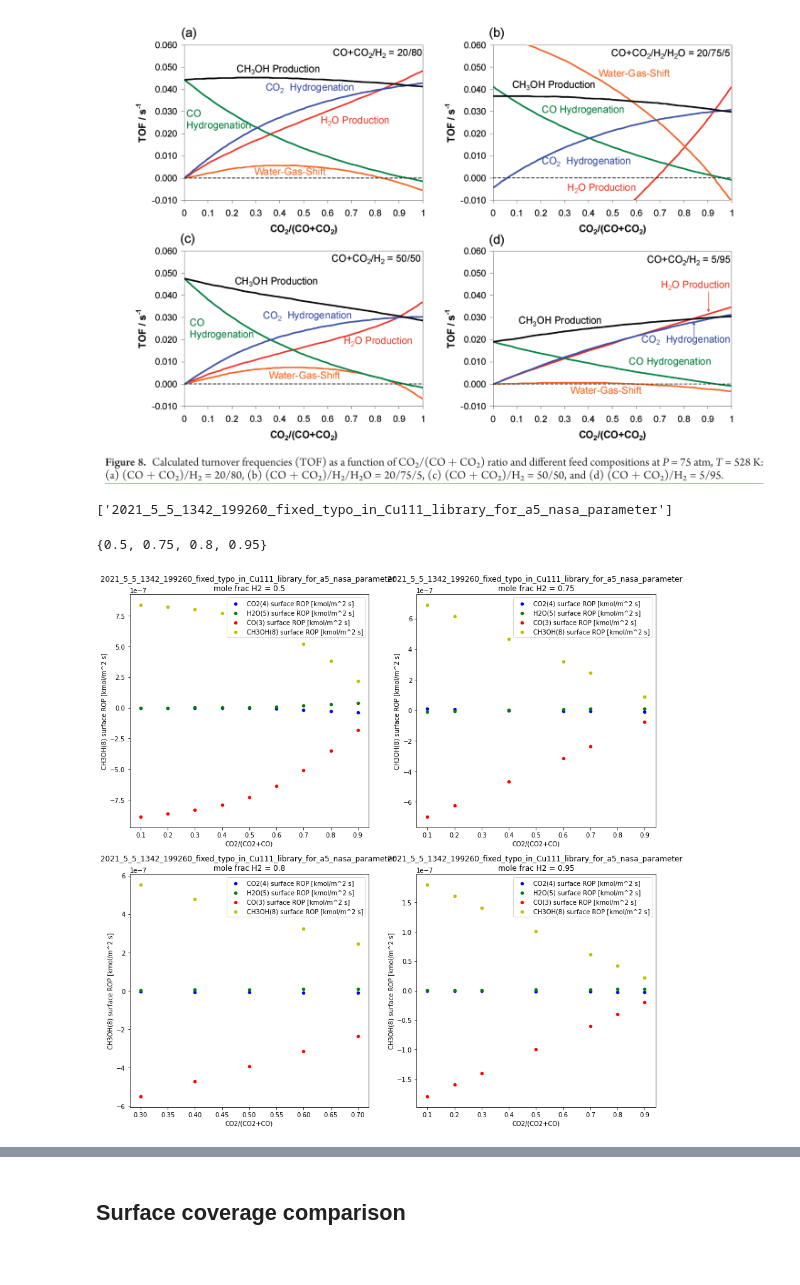
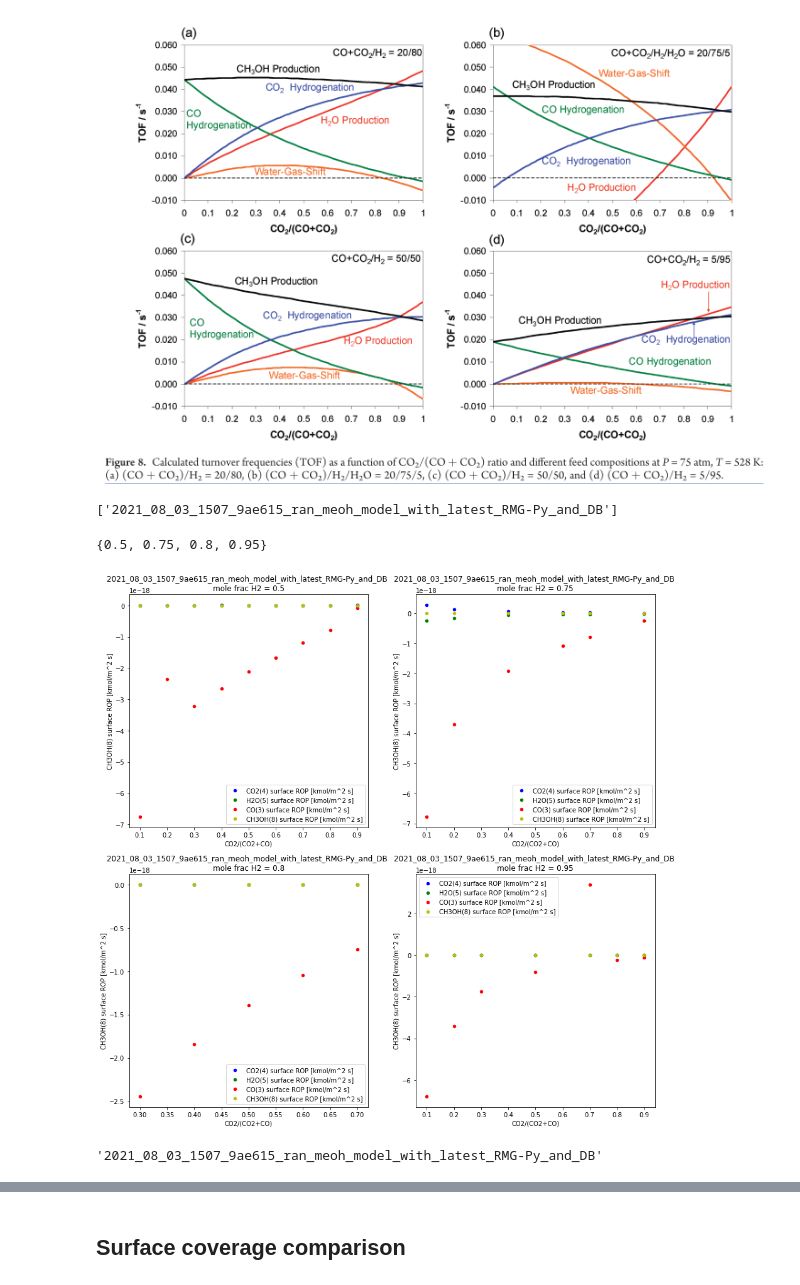
Before and after one commit to comocheng/meOH-analysis, a Jupyter notebook: cantera_simulations/RMG_wDeut/Analyze_data.ipynb, the cells around one changed output, grey strips where cells are left out. Drawn from its saved outputs; the diff is of its cells as text; code cells hidden in the pictures.

```diff
--- a/cantera_simulations/RMG_wDeut/Analyze_data.ipynb
+++ b/cantera_simulations/RMG_wDeut/Analyze_data.ipynb
@@ -57,17 +63,29 @@ current_commit
 ## Read in data
 # %%
 commit_list = []
+
+# determine which files/folder to exclude
+
+# exclude grabow data
+grabow = False
+grabow_str = "0000_00_00_0000_000000_Grabow model"
+test_csv = "average_common_sensitivities"
+single_csv = "single_reactor_results.csv"
+
+if grabow:
+    exclude_files = [test_csv, single_csv]
+else:
+    exclude_files = [grabow_str, test_csv, single_csv]
 
 # read in each filename into dictionary.
 for path in Path('../').rglob('*.csv'):
     path_str = str(path)
     start_index = path_str.find('../RMG_wDeut/')
 
-    if start_index != -1 and "average_common_sensitivities" not in path_str:
-        commit = path_str[(start_index+13):(start_index+83)]
+    if start_index != -1 and not any(x in path_str for x in exclude_files):
+        commit = path_str.split('/')[2]
         if commit not in commit_list:
             commit_list.append(commit)
 
 print(commit_list)
-# os.remove("endrxncsv.csv")
 # %% [output]
@@ -80,12 +98,9 @@ data_dict = {}
 exclude = ["/csp/", "/steady_state/", "sensitivity_on"]
 
 # if true, runs analysis on current commit only
-one_commit = False
+one_commit = True
 if one_commit == True:
     commit_list = [current_commit]
-
-
-commit_list = ['2021_5_5_1342_199260_fixed_typo_in_Cu111_library_for_a5_nasa_parameter']
 
 for commit in commit_list:
     first_file = True
@@ -134,51 +149,58 @@ Image('../images/Grabow_plots/Grabow_TOF.png',width = 700, height = 300)
 # %%
 commit_list
 # %% [output]
-['2021_5_5_1342_199260_fixed_typo_in_Cu111_library_for_a5_nasa_parameter']
+['2021_08_03_1507_9ae615_ran_meoh_model_with_latest_RMG-Py_and_DB']
 # %%
 # compare the rate of production for CO2,  H2O, CO, and CH3OH
 
 for commit in commit_list:
 
-    conditions = ['CO2(4) surface ROP [kmol/m^2 s]', 'H2O(5) surface ROP [kmol/m^2 s]', \
-                 'CO(3) surface ROP [kmol/m^2 s]', 'CH3OH(8) surface ROP [kmol/m^2 s]']
-
+    if "0000_00_00_0000_000000_Grabow model" in commit:
+        conditions = ['CO2 ROP [kmol/m^3 s]', 'H2O surface ROP [kmol/m^2 s]', \
+                     'CO surface ROP [kmol/m^2 s]', 'CH3OH surface ROP [kmol/m^2 s]']
+    else:
+        conditions = ['CO2(4) surface ROP [kmol/m^2 s]', 'H2O(5) surface ROP [kmol/m^2 s]', \
+                     'CO(3) surface ROP [kmol/m^2 s]', 'CH3OH(8) surface ROP [kmol/m^2 s]']
     temp = 500
 
     # get keys for H2 (X_h2 initial)
     H2_ratio = data_dict[commit_list[0]]['X_h2 initial'].unique()
     H2_ratio = set([round(i,2) for i in H2_ratio])
     print(H2_ratio)
 
     fig, ax = plt.subplots(2,2,figsize=(15,15))
 
     color_dict = { 0:"b", 1:"g", 2:"r", 3:"y"}
     for p,j in enumerate(H2_ratio):
         if p == 0:
             for c,i in enumerate(conditions):
-                data_dict[commit][(data_dict[commit]['X_h2 initial'] == j) & (data_dict[commit]['T (C)'] == temp \
+                data_dict[commit][(data_dict[commit]['X_h2 initial'] == j) & (data_dict[commit]['T (K)'] == temp \
                     )].plot.scatter(x='CO2/(CO2+CO)', y=i, label=i, ax =ax[0,0], color=color_dict[c])
                 ax[0,0].set_title(f'{commit} \nmole frac H2 = {j}')
                 ax[0,0].autoscale(enable=True, axis='y')
         if p == 1:
             for c,i in enumerate(conditions):
-                data_dict[commit][(data_dict[commit]['X_h2 initial'] == j) & (data_dict[commit]['T (C)'] == temp \
+                data_dict[commit][(data_dict[commit]['X_h2 initial'] == j) & (data_dict[commit]['T (K)'] == temp \
                     )].plot.scatter(x='CO2/(CO2+CO)', y=i, label=i, ax =ax[0,1], color=color_dict[c])
                 ax[0,1].set_title(f'{commit} \nmole frac H2 = {j}')
 
         if p == 2:
             for c,i in enumerate(conditions):
-                data_dict[commit][(data_dict[commit]['X_h2 initial'] == j) & (data_dict[commit]['T (C)'] == temp \
+                data_dict[commit][(data_dict[commit]['X_h2 initial'] == j) & (data_dict[commit]['T (K)'] == temp \
                     )].plot.scatter(x='CO2/(CO2+CO)', y=i, label=i, ax =ax[1,0], color=color_dict[c])
                 ax[1,0].set_title(f'{commit} \nmole frac H2 = {j}')
 
         if p == 3:
             for c,i in enumerate(conditions):
-                data_dict[commit][(data_dict[commit]['X_h2 initial'] == j) & (data_dict[commit]['T (C)'] == temp \
+                data_dict[commit][(data_dict[commit]['X_h2 initial'] == j) & (data_dict[commit]['T (K)'] == temp \
                     )].plot.scatter(x='CO2/(CO2+CO)', y=i, label=i, ax =ax[1,1], color=color_dict[c])
                 ax[1,1].set_title(f'{commit} \nmole frac H2 = {j}')
 # %% [output]
 {0.5, 0.75, 0.8, 0.95}
-[figure, old version]
+[figure, new version]
+# %%
+commit_list[0]
+# %% [output]
+'2021_08_03_1507_9ae615_ran_meoh_model_with_latest_RMG-Py_and_DB'
 # %%
 # get the maximum values
```
Also changed, not shown: parts of 14 cells of this notebook, 22 other files.
